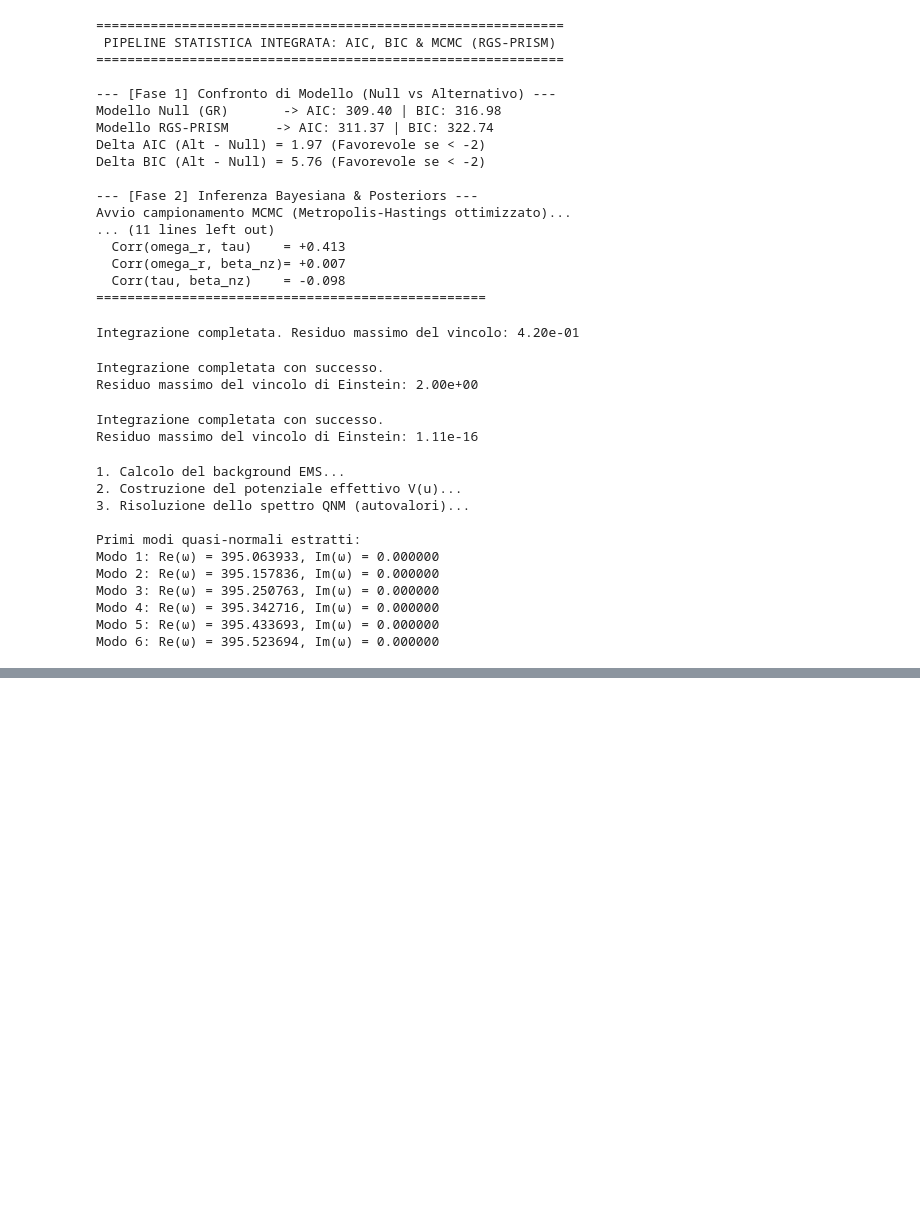
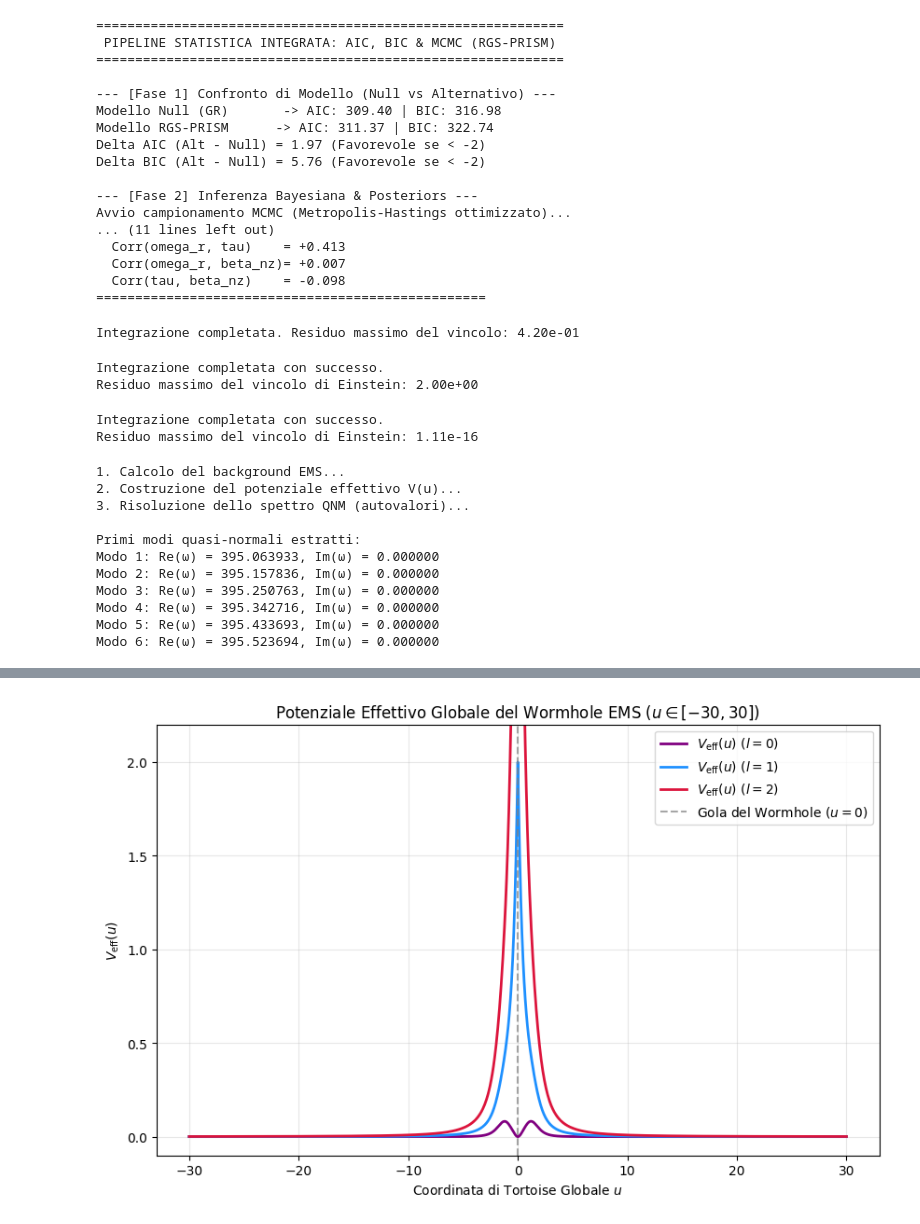
Before and after one commit to fabianleonaressi95/kilaw, a Jupyter notebook: Copia_di_Untitled2.ipynb, the cells around one changed output, grey strips where cells are left out. Drawn from its saved outputs; the diff is of its cells as text; code cells hidden in the pictures; blank space fills up the shorter version.

```diff
--- a/Copia_di_Untitled2.ipynb
+++ b/Copia_di_Untitled2.ipynb
@@ -17279,0 +20041,95 @@ if __name__ == "__main__":
+# %%
+import numpy as np
+from scipy.integrate import solve_ivp
+import matplotlib.pyplot as plt
+
+# ==========================================
+# 1. PARAMETRI E SISTEMA EMS ESATTO
+# ==========================================
+r0 = 1.0
+Qm = 1.0
+alpha = 0.5
+kappa = 2.0
+phi_0 = 0.0
+u_max = 30.0
+optimal_Phip_0 = -0.88943923  # Valore ottimizzato di shooting
+
+def ems_exact_odes(u, y):
+    r, rp, Phi, Phip, phi, phip = y
+    if r <= 1e-5:
+        return [0.0, 0.0, 0.0, 0.0, 0.0, 0.0]
+
+    Em = (Qm**2 * np.exp(-2.0 * alpha * phi)) / (r**4)
+    r_pp = (kappa * r / 4.0) * (phip**2 - Em) + (1.0 - rp**2) / (2.0 * r)
+    Phi_pp = kappa * (0.5 * phip**2 + 0.5 * Em) - Phip**2 - Phip * (rp / r) - (r_pp / r)
+    phi_pp = -(Phip + 2.0 * (rp / r)) * phip + alpha * Em
+
+    return [rp, r_pp, Phip, Phi_pp, phip, phi_pp]
+
+# ==========================================
+# 2. INTEGRAZIONE GLOBALE BILATERALE
+# ==========================================
+eps = 1e-4
+Em_0 = (Qm**2 * np.exp(-2.0 * alpha * phi_0)) / (r0**4)
+phip_0 = np.sqrt(max(1e-6, (2.0 / (kappa * r0**2)) - Em_0))
+r_pp_0 = (kappa * r0 / 4.0) * (phip_0**2 - Em_0) + 0.5 / r0
+
+# Griglia di valutazione globale
+u_grid = np.linspace(-u_max, u_max, 1200)
+u_pos = u_grid[u_grid > 0]
+u_neg = -u_grid[u_grid < 0][::-1] # Ordinati da 0 a u_max
+
+# Sponda Destra (u > 0)
+y_right = [r0 + 0.5*r_pp_0*eps**2, r_pp_0*eps, optimal_Phip_0*eps, optimal_Phip_0, phi_0 + phip_0*eps, phip_0]
+sol_r = solve_ivp(ems_exact_odes, (eps, u_max), y_right, t_eval=u_pos, rtol=1e-10, atol=1e-12)
+
+# Sponda Sinistra (u < 0, integrata invertendo la direzione/segni asimmetrici)
+y_left = [r0 + 0.5*r_pp_0*eps**2, r_pp_0*eps, optimal_Phip_0*eps, optimal_Phip_0, phi_0 - phip_0*eps, -phip_0]
+sol_l = solve_ivp(ems_exact_odes, (eps, u_max), y_left, t_eval=u_neg, rtol=1e-10, atol=1e-12)
+
+# Ricostruzione dei vettori globali ordinati da -u_max a +u_max
+r_global = np.concatenate([sol_l.y[0][::-1], [r0], sol_r.y[0]])
+rp_global = np.concatenate([-sol_l.y[1][::-1], [0.0], sol_r.y[1]])
+Phi_global = np.concatenate([sol_l.y[2][::-1], [0.0], sol_r.y[2]])
+Phip_global = np.concatenate([-sol_l.y[3][::-1], [optimal_Phip_0], sol_r.y[3]])
+phi_global = np.concatenate([sol_l.y[4][::-1], [phi_0], sol_r.y[4]])
+phip_global = np.concatenate([-sol_l.y[5][::-1], [phip_0], sol_r.y[5]])
+u_global = np.concatenate([-sol_l.t[::-1], [0.0], sol_r.t])
+
+# ==========================================
+# 3. CALCOLO DEL POTENZIALE EFFETTIVO V_eff(u)
+# ==========================================
+def compute_V_eff(l, r, rp, Phi, Phip, phi, phip):
+    # Calcolo delle derivate seconde necessarie dal background
+    Em = (Qm**2 * np.exp(-2.0 * alpha * phi)) / (r**4)
+    r_pp = (kappa * r / 4.0) * (phip**2 - Em) + (1.0 - rp**2) / (2.0 * r)
+
+    # Contributo geometrico/centrifugo + accoppiamenti di curvatura
+    # V_eff = e^(2*Phi) * [ l(l+1)/r^2 + r''/r + ... ]
+    exp_2Phi = np.exp(2.0 * Phi)
+    centrifugal = l * (l + 1) / (r**2)
+    curvature_term = r_pp / r
+
+    return exp_2Phi * (centrifugal + curvature_term)
+
+V_l0 = compute_V_eff(0, r_global, rp_global, Phi_global, Phip_global, phi_global, phip_global)
+V_l1 = compute_V_eff(1, r_global, rp_global, Phi_global, Phip_global, phi_global, phip_global)
+V_l2 = compute_V_eff(2, r_global, rp_global, Phi_global, Phip_global, phi_global, phip_global)
+
+# ==========================================
+# 4. PLOT DEL POTENZIALE EFFETTIVO GLOBALE
+# ==========================================
+plt.figure(figsize=(10, 6))
+plt.plot(u_global, V_l0, label='$V_{\\text{eff}}(u)$ ($l=0$)', color='purple', lw=2)
+plt.plot(u_global, V_l1, label='$V_{\\text{eff}}(u)$ ($l=1$)', color='dodgerblue', lw=2)
+plt.plot(u_global, V_l2, label='$V_{\\text{eff}}(u)$ ($l=2$)', color='crimson', lw=2)
+plt.axvline(0, color='gray', linestyle='--', alpha=0.7, label='Gola del Wormhole ($u=0$)')
+plt.title("Potenziale Effettivo Globale del Wormhole EMS ($u \in [-30, 30]$)")
+plt.xlabel("Coordinata di Tortoise Globale $u$")
+plt.ylabel("$V_{\\text{eff}}(u)$")
+plt.grid(True, alpha=0.3)
+plt.legend()
+plt.ylim(-0.1, np.max(V_l1) * 1.1)
+plt.savefig("global_effective_potential.png", dpi=300)
+print("[OK] Grafico del potenziale effettivo globale salvato come 'global_effective_potential.png'.")
+# %% [output]
@@ -17279,0 +20137 @@ if __name__ == "__main__":
+[figure, added]
```
Also changed, not shown: parts of 41 cells of this notebook.
